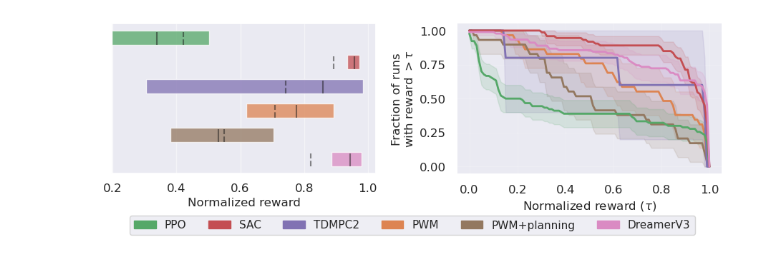
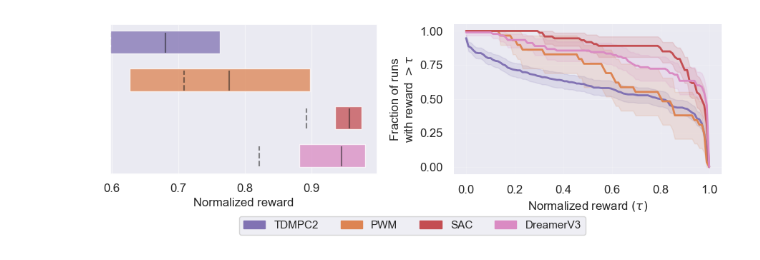
Before and after one commit to imgeorgiev/FoRL-WM, a Jupyter notebook: results/multitask.ipynb, the cells around one changed output. Saved outputs shown, nothing was run; the diff lists cells and outputs as text; code cells hidden in the pictures.

```diff
--- a/results/multitask.ipynb
+++ b/results/multitask.ipynb
@@ -42,16 +42,18 @@ sac_data = temp
 # Load data and process into metrics
 pwm_data = pd.read_csv("data/fowm_mt30_h3_results.csv")
 
-tdmpc_data = pd.read_csv("data/mt30_scores.csv")
-tdmpc_data.index = tdmpc_data["Unnamed: 0"]
-tdmpc_data = tdmpc_data.drop("Unnamed: 0", axis=1).T
+tdmpc_data = pd.read_csv("data/tdmpc2_mt30_scores.csv")
+seeds = tdmpc_data.seed.max()+1
+tdmpc_scores = tdmpc_data.episode_reward.values.reshape((-1, seeds, 1))
 
 # score dict is {algo: np.array num_exp x seeds x episode_rewards}
 norm = 1000
-score_dict = {"PWM": pwm_data.best_reward.values.astype(np.float32)[...,None][...,None]/norm,
-             "PWM+planning": pwm_data.episode_reward_planning.values.astype(np.float32)[...,None][...,None]/norm,
-             "TDMPC2": tdmpc_data.episode_reward.values.astype(np.float32)[..., None][..., None]/norm,
-             "PPO": ppo_data.episode_reward.values.astype(np.float32)[..., None][..., None]/norm,
+score_dict = {
+            "TDMPC2": tdmpc_scores/norm,
+            "PWM": pwm_data.best_reward.values.astype(np.float32)[...,None][...,None]/norm,
+             # "PWM+planning": pwm_data.episode_reward_planning.values.astype(np.float32)[...,None][...,None]/norm,
+             "TDMPC2": tdmpc_scores/norm,
+             # "PPO": ppo_data.episode_reward.values.astype(np.float32)[..., None][..., None]/norm,
              "SAC": sac_data.episode_reward.values.astype(np.float32)[..., None][..., None]/norm,
              "DreamerV3": dreamerv3_data.episode_reward.values.astype(np.float32)[..., None][..., None]/norm,
             }
@@ -70,11 +72,11 @@ colors = sns.color_palette()
 
 # baselines are PPO, SAC, TDMPC (no planning), TDMPC plannig, SHAC, FOWM
 colors = {#"SHAC": colors[0],
-         "PPO": colors[2],
-         "SAC": colors[3],
+         # "PPO": colors[2],
          "TDMPC2": colors[4],
          "PWM": colors[1],
-         "PWM+planning": colors[5],
+         "SAC": colors[3],
+         # "PWM+planning": colors[5],
          "DreamerV3": colors[6]}
 
 fig, (ax1, ax2) = plt.subplots(ncols=2, figsize=(9, 3))
@@ -82,6 +84,7 @@ fig, (ax1, ax2) = plt.subplots(ncols=2, figsize=(9, 3))
 # plot CI and median
 h=0.6
 labels = ["PPO", "SAC", "TDMPC2", "PWM", "PWM+planning", "DreamerV3"][::-1]
+labels = ["TDMPC2", "PWM", "SAC", "DreamerV3"][::-1]
 for idx, alg in enumerate(labels):
     ax1.barh(y=idx, width=iqm_cis[alg][1] - iqm_cis[alg][0], height=0.6, left=iqm_cis[alg][0], alpha=0.75, color=colors[alg])
     ax1.vlines(x=iqm_scores[alg],
@@ -97,32 +100,33 @@ for idx, alg in enumerate(labels):
         linestyle="dashed",
         )
 
 ax1.set_xlabel("Normalized reward")
 ax1.grid(False)
 ax1.grid(True, axis='x', alpha=0.5)
 ax1.set_yticks([])
 ax1.tick_params(axis='both', which='major', labelsize='medium')
 # ax1.set_xlim((0.8, 1.47))
 
+# remove for figure
 plot_utils.plot_performance_profiles(
   score_distributions, tau,
   performance_profile_cis=score_distributions_cis,
   colors=colors,
   xlabel=r'Normalized reward $(\tau)$',
   labelsize='medium',
   ax=ax2)
 ax2.tick_params(axis='both', which='major', labelsize='medium', pad=1.3)
 ax2.set_xlabel(r'Normalized reward $(\tau)$', fontsize='medium')
 ax2.set_ylabel('Fraction of runs\nwith reward $> \\tau$', fontsize='medium')
 
 # set legened helpers
 fancy_legend = []
 for k in colors.keys():
     patch = mpatches.Patch(color=colors[k], label=k)
     fancy_legend.append(patch)
 
 plt.tight_layout()
 fig.legend(handles=fancy_legend, loc='center', bbox_to_anchor=(0.5, 0.0), fancybox=True, shadow=False, ncol=len(fancy_legend))
-plt.savefig("figures/mutlitask.pdf", bbox_inches="tight")
+plt.savefig("../figures/mutlitask.pdf", bbox_inches="tight")
 # %% [output]
-[figure, old version]
+[figure, new version]
```
Also changed, not shown: 2 other files.
